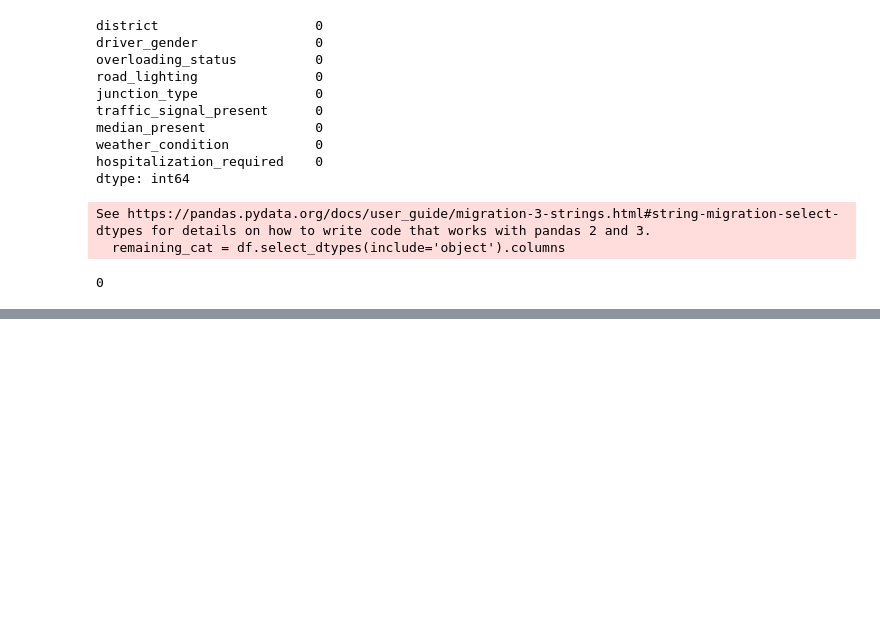
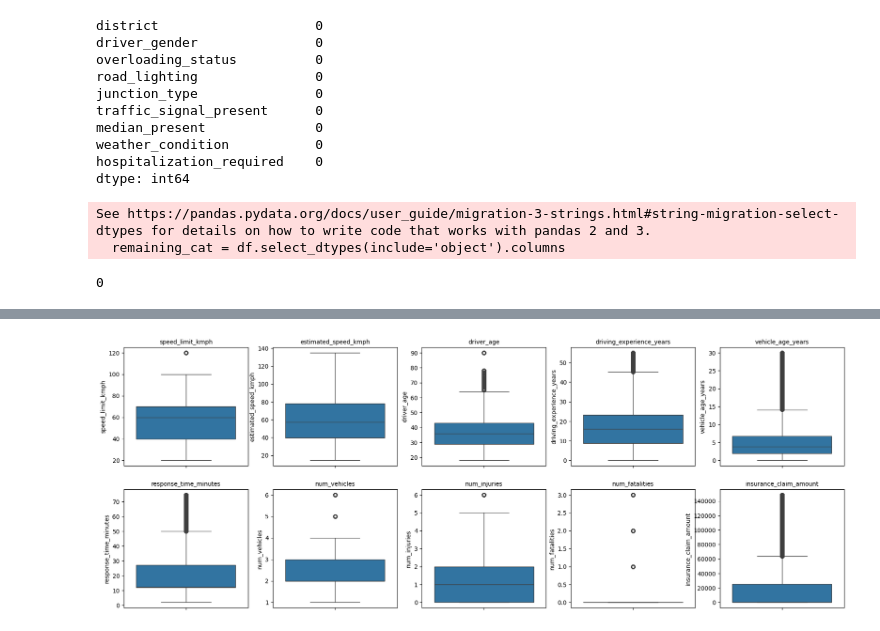
Before and after one commit to pushkarupadhyay587-a11y/gdg_probation_task1, a Jupyter notebook: eda.ipynb, the cells around one changed output, grey strips where cells are left out. Drawn from its saved outputs; the diff is of its cells as text; code cells hidden in the pictures; blank space fills up the shorter version.

```diff
--- a/eda.ipynb
+++ b/eda.ipynb
@@ -574,0 +635,19 @@ df.isnull().sum().sum()
+# %%
+df['driver_age'] = df['driver_age'].clip(18, 90)
+# %%
+df['speed_limit_kmph'] = df['speed_limit_kmph'].clip(20, 120)
+# %%
+df['estimated_speed_kmph']=df['estimated_speed_kmph'].clip(0,135)
+# %%
+col_to_treat = ['estimated_speed_kmph', 'response_time_minutes', 'insurance_claim_amount','num_vehicles', 'num_injuries', 'num_fatalities']
+for i in col_to_treat:
+    low = df[i].quantile(0.01)
+    high = df[i].quantile(0.99)
+    df[i]=df[i].clip(low,high)
+# %%
+fig, axes = plt.subplots(2, 5, figsize=(22, 8))
+for ax, c in zip(axes.flat, col_to_check):
+    sns.boxplot(y=df[c], ax=ax)
+    ax.set_title(c, fontsize=10)
+# %% [output]
+[figure, added]
```
Also changed, not shown: parts of 17 cells of this notebook.
